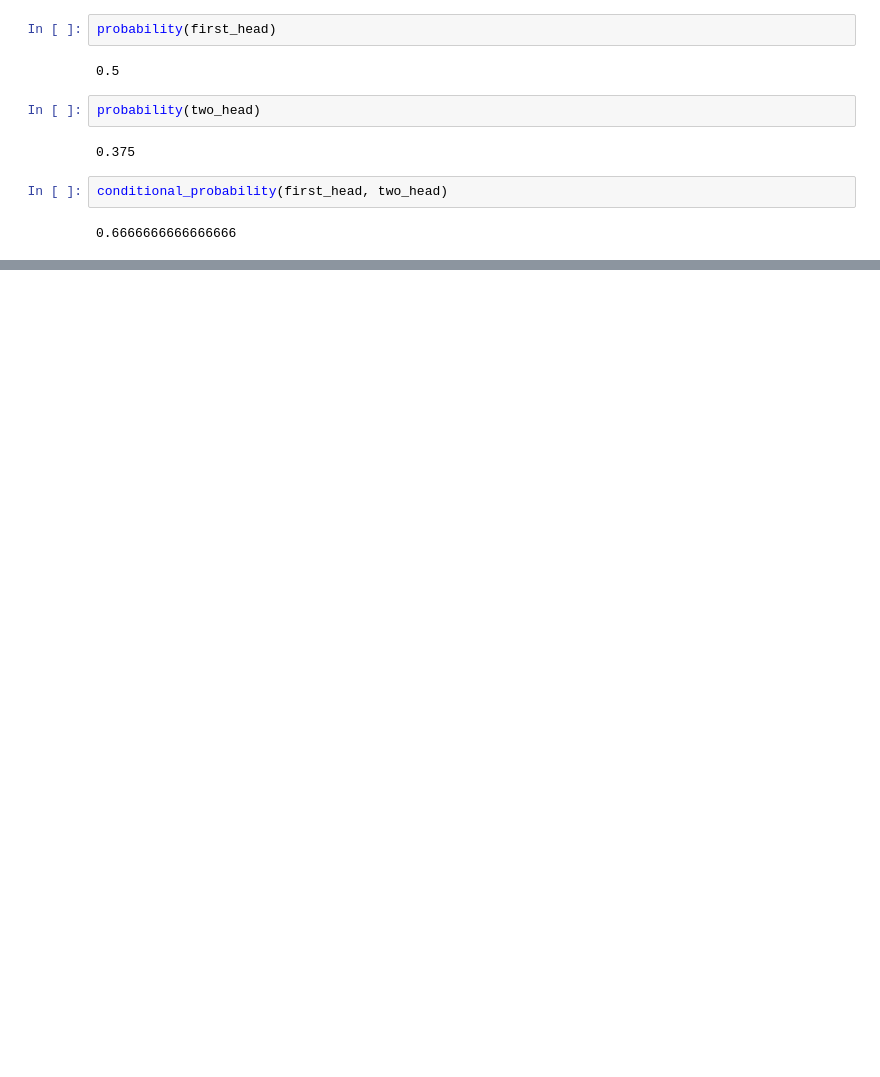
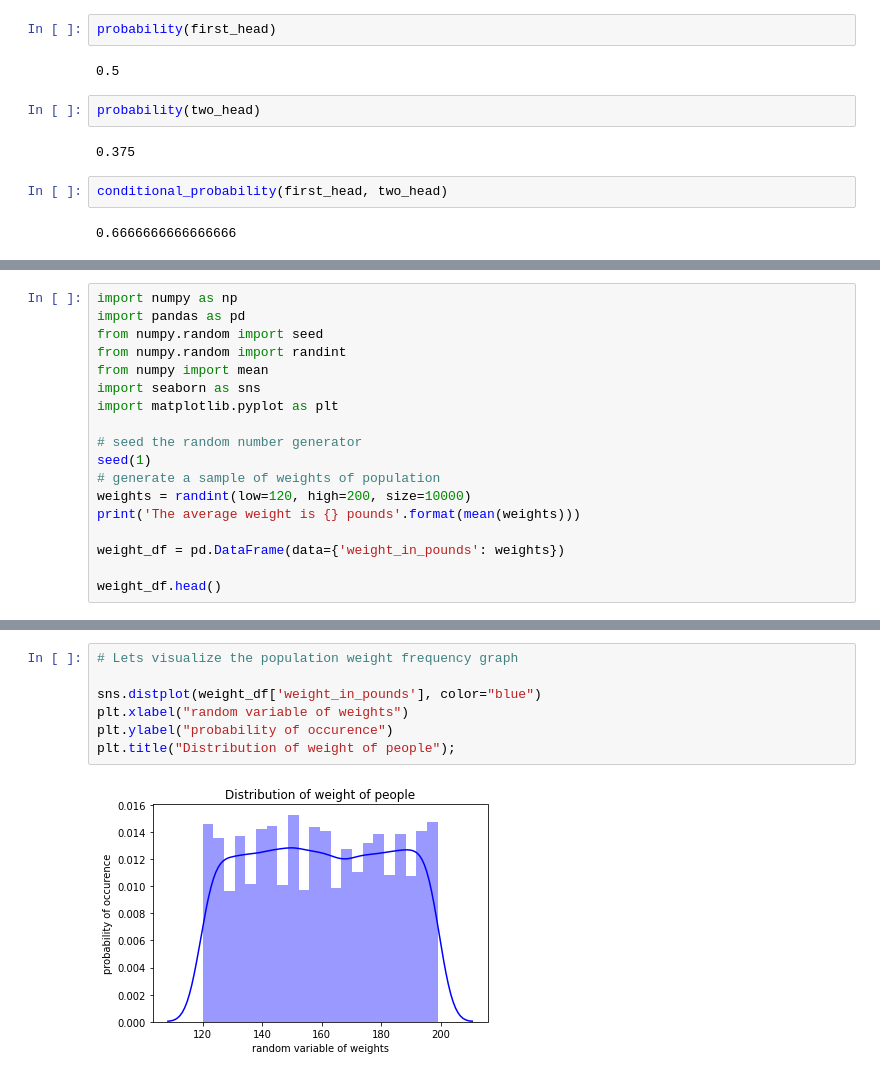
Before and after one commit to sudheer/blog, a Jupyter notebook: _notebooks/2020_05_02_Statistics.ipynb, the cells around one changed output, grey strips where cells are left out. Drawn from its saved outputs; the diff is of its cells as text; blank space fills up the shorter version.

```diff
--- a/_notebooks/2020_05_02_Statistics.ipynb
+++ b/_notebooks/2020_05_02_Statistics.ipynb
@@ -236,0 +241,18 @@ conditional_probability(first_head, two_head)
+# %%
+import numpy as np
+import pandas as pd
+from numpy.random import seed
+from numpy.random import randint
+from numpy import mean
+import seaborn as sns
+import matplotlib.pyplot as plt
+
+# seed the random number generator
+seed(1)
+# generate a sample of weights of population
+weights = randint(low=120, high=200, size=10000)
+print('The average weight is {} pounds'.format(mean(weights)))
+
+weight_df = pd.DataFrame(data={'weight_in_pounds': weights})
+
+weight_df.head()
@@ -236,0 +267,9 @@ conditional_probability(first_head, two_head)
+# %%
+# Lets visualize the population weight frequency graph
+
+sns.distplot(weight_df['weight_in_pounds'], color="blue")
+plt.xlabel("random variable of weights")
+plt.ylabel("probability of occurence")
+plt.title("Distribution of weight of people");
+# %% [output]
+[figure, added]
```
Also changed, not shown: parts of 5 cells of this notebook.
